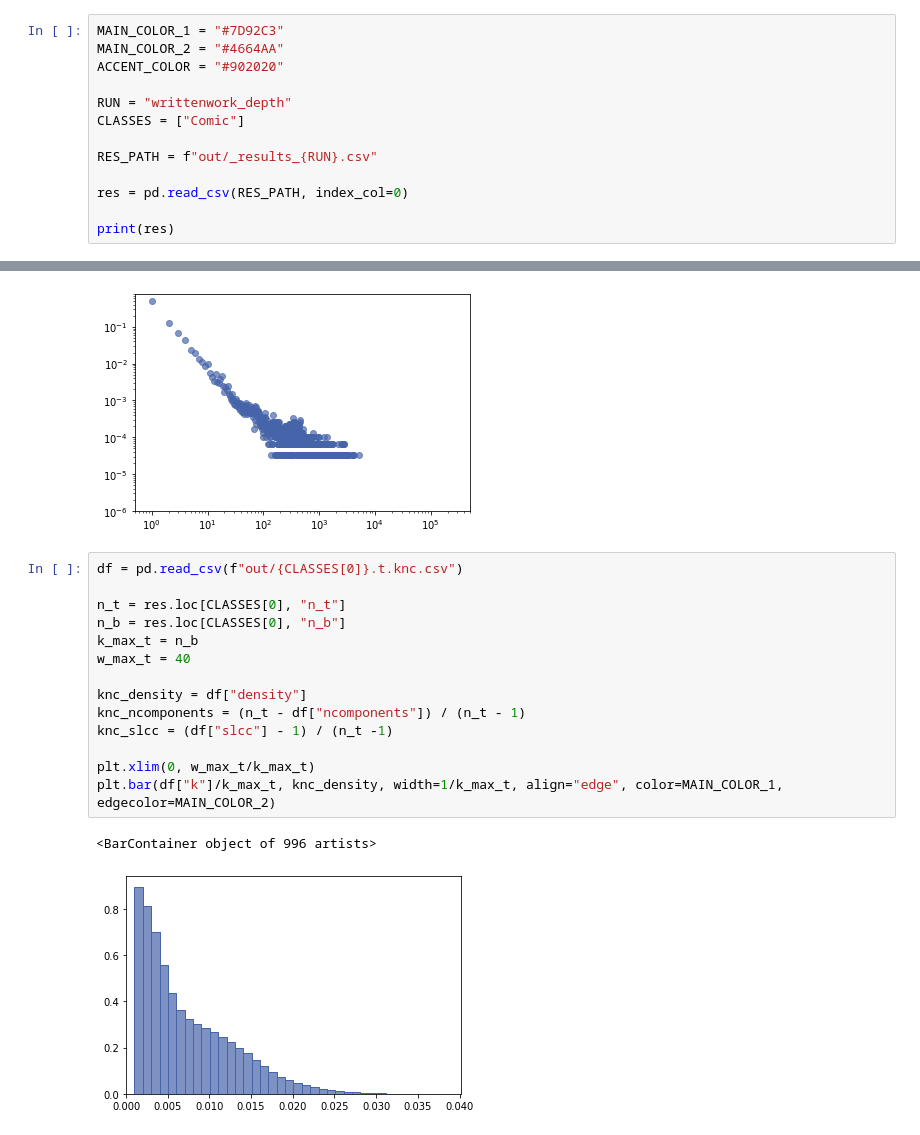
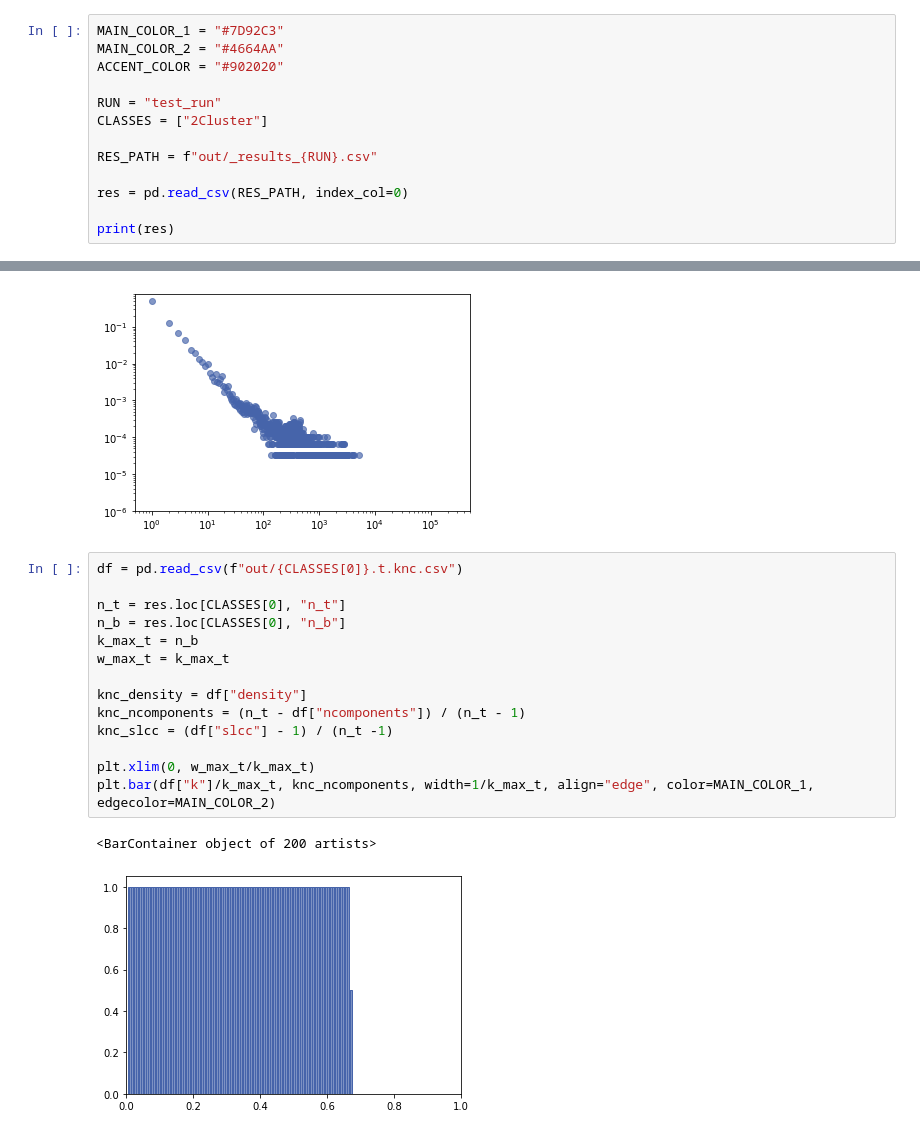
Before and after one commit to davidweisscode/kg-analysis, a Jupyter notebook: plots.ipynb, the cells around one changed output, grey strips where cells are left out. Saved outputs shown, nothing was run; the diff lists cells and outputs as text.

Commit message:
Fix plots

```diff
--- a/plots.ipynb
+++ b/plots.ipynb
@@ -15,8 +15,8 @@ MAIN_COLOR_1 = "#7D92C3"
 MAIN_COLOR_2 = "#4664AA"
 ACCENT_COLOR = "#902020"
 
-RUN = "writtenwork_depth"
-CLASSES = ["Comic"]
+RUN = "test_run"
+CLASSES = ["2Cluster"]
 
 RES_PATH = f"out/_results_{RUN}.csv"
 
@@ -169,20 +169,20 @@ plt.show()
 # %%
 df = pd.read_csv(f"out/{CLASSES[0]}.t.knc.csv")
 
 n_t = res.loc[CLASSES[0], "n_t"]
 n_b = res.loc[CLASSES[0], "n_b"]
 k_max_t = n_b
-w_max_t = 40
+w_max_t = k_max_t
 
 knc_density = df["density"]
 knc_ncomponents = (n_t - df["ncomponents"]) / (n_t - 1)
 knc_slcc = (df["slcc"] - 1) / (n_t -1)
 
 plt.xlim(0, w_max_t/k_max_t)
-plt.bar(df["k"]/k_max_t, knc_density, width=1/k_max_t, align="edge", color=MAIN_COLOR_1, edgecolor=MAIN_COLOR_2)
+plt.bar(df["k"]/k_max_t, knc_ncomponents, width=1/k_max_t, align="edge", color=MAIN_COLOR_1, edgecolor=MAIN_COLOR_2)
 # %% [output]
-<BarContainer object of 996 artists>
+<BarContainer object of 200 artists>
-[figure, old version]
+[figure, new version]
 # %%
 df = pd.read_csv(f"out/{CLASSES[0]}.b.knc.csv")
 
```
Also changed, not shown: parts of 2 cells of this notebook, 1 other file.
